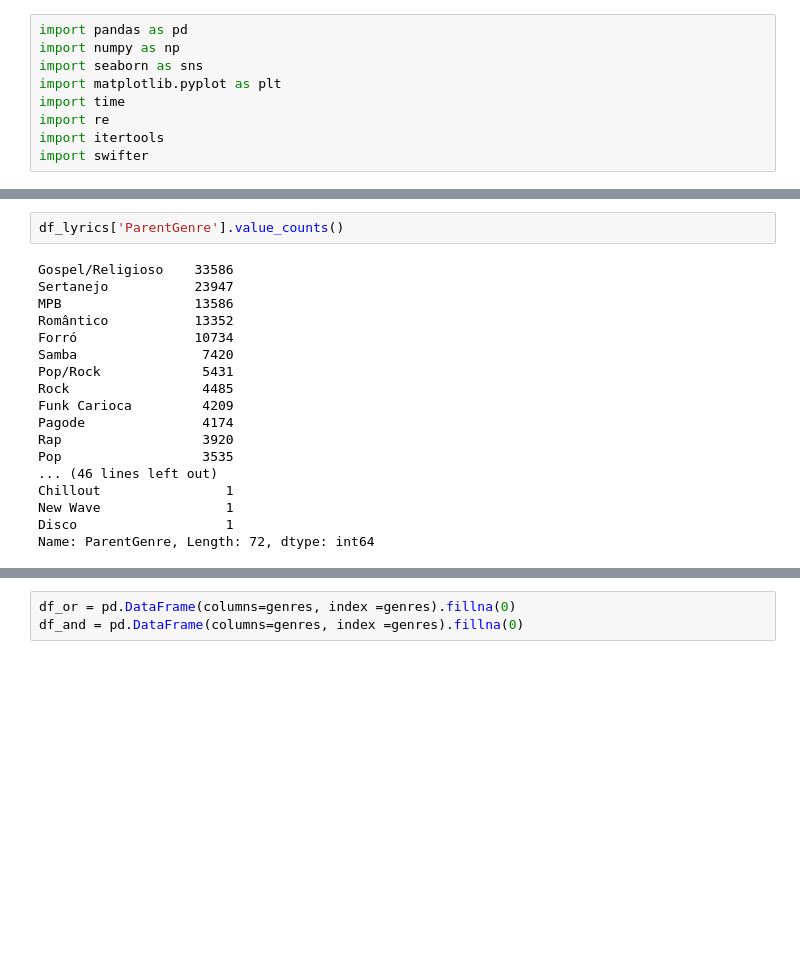
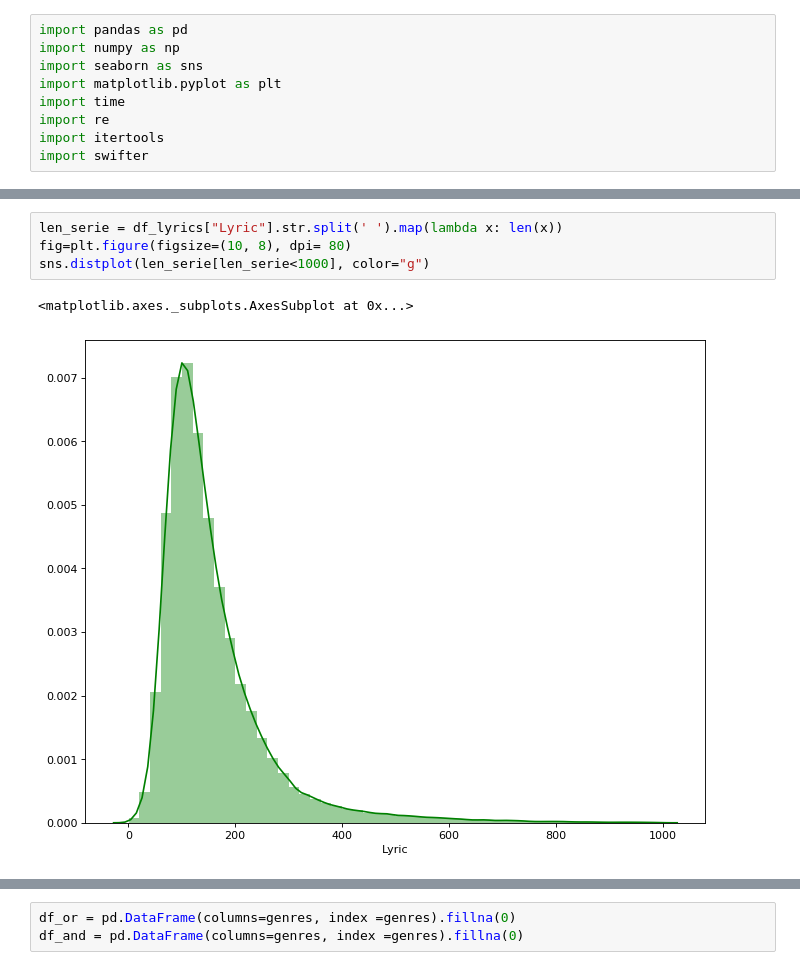
Before and after one commit to vinicius-alves/Selecao-Genero-Musical, a Jupyter notebook: Análise Exploratória/Análise Exploratória.ipynb, the cells around one changed output, grey strips where cells are left out. Saved outputs shown, nothing was run; the diff lists cells and outputs as text; blank space fills up the shorter version.

```diff
--- a/Análise Exploratória/Análise Exploratória.ipynb
+++ b/Análise Exploratória/Análise Exploratória.ipynb
@@ -21,21 +21,8 @@ df_lyrics[:5]
-# %%
-df_lyrics['ParentGenre'].value_counts()
-# %% [output]
-Gospel/Religioso    33586
-Sertanejo           23947
-MPB                 13586
-Romântico           13352
-Forró               10734
-Samba                7420
-Pop/Rock             5431
-Rock                 4485
-Funk Carioca         4209
-Pagode               4174
-Rap                  3920
-Pop                  3535
-... (46 lines left out)
-Chillout                1
-New Wave                1
-Disco                   1
-Name: ParentGenre, Length: 72, dtype: int64
+# %%
+len_serie = df_lyrics["Lyric"].str.split(' ').map(lambda x: len(x))
+fig=plt.figure(figsize=(10, 8), dpi= 80)
+sns.distplot(len_serie[len_serie<1000], color="g")
+# %% [output]
+<matplotlib.axes._subplots.AxesSubplot at 0x...>
+[figure, added]
 # %%
```
Also changed, not shown: parts of 18 cells of this notebook, 3 other files.
